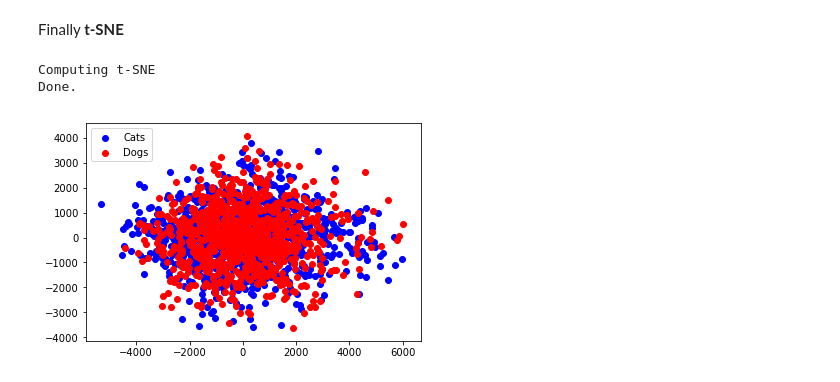
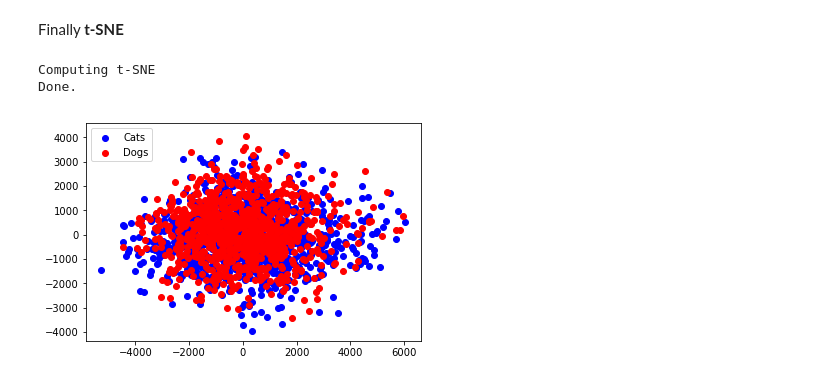
Before and after one commit to peterwittek/qml-rg, a Jupyter notebook: Meeting 10/CIFAR with sklearn.ipynb, the cells around one changed output. Saved outputs shown, nothing was run; the diff lists cells and outputs as text; code cells hidden in the pictures.

```diff
--- a/Meeting 10/CIFAR with sklearn.ipynb
+++ b/Meeting 10/CIFAR with sklearn.ipynb
@@ -85,3 +32,9 @@ dogs = np.asarray(catsdogs.dogs)
+# %%
+catsdogs = Loader(path = 'data_batch_1')
+cats_and_dogs = catsdogs.cats + catsdogs.dogs
+n_cats, n_dogs = len(catsdogs.cats), len(catsdogs.dogs)
+dims = cats_and_dogs[0].shape
+cats_and_dogs = np.array(cats_and_dogs).reshape((n_cats+n_dogs, dims[0]*dims[1]*dims[1]))
 # %% [markdown]
 Let's first try the  **Isomap embedding**
 # %%
@@ -114,12 +62,10 @@ Done.
 Finally **t-SNE**
 # %%
 print("Computing t-SNE")
-C_tSNE = manifold.TSNE(n_components=n_components, init='pca', random_state=0).fit_transform(cats)
-D_tSNE = manifold.TSNE(n_components=n_components, init='pca', random_state=0).fit_transform(dogs)
+tSNE = manifold.TSNE(n_components=n_components, init='pca', random_state=0).fit_transform(cats_and_dogs)
 print("Done.")
-
-plotting(C_tSNE, D_tSNE)
+plotting(tSNE[:n_cats], tSNE[n_cats:])
 # %% [output]
 Computing t-SNE
 Done.
-[figure, old version]
+[figure, new version]
```
Also changed, not shown: parts of 7 cells of this notebook, 1 other file.
